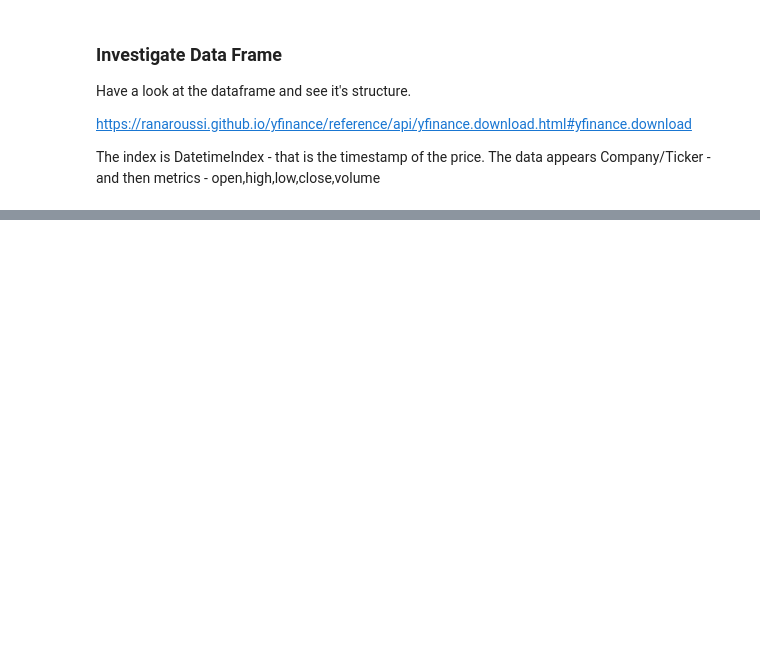
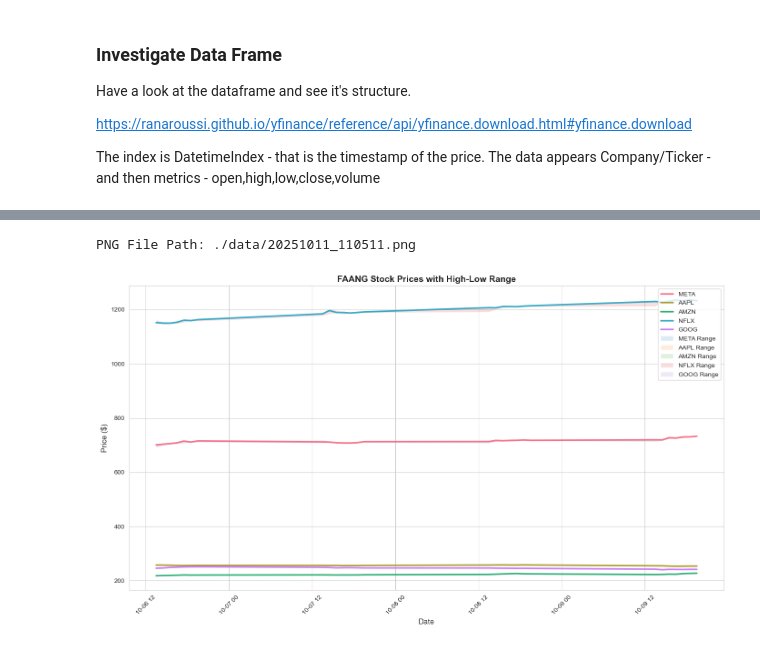
Before and after one commit to clydewatts1/PFDA_computer_architecture, a Jupyter notebook: problems.ipynb, the cells around one changed output, grey strips where cells are left out. Cells and saved outputs as stored; diff of their text form; code cells hidden in the pictures; blank space fills up the shorter version.

Commit message:
Add normalized individual image generated by Matplotlib

```diff
--- a/problems.ipynb
+++ b/problems.ipynb
@@ -281,0 +285,17 @@ INFO:root:Plot saved to ./data/20251004_140850.png
+# %%
+
+# Look for latest file
+latest_csv_filename = get_the_latest_file()
+print("The latest file name is:", latest_csv_filename)
+logging.info(f"Loading data from file: {latest_csv_filename}")
+# pull the date and timestamp out of file name
+filename_only = os.path.basename(latest_csv_filename)  # get filename without path
+print("Filename only:", filename_only)
+# remove file extension from filename - in this case .csv
+filename_no_ext = os.path.splitext(filename_only)[0]
+print("Filename without extension:", filename_no_ext)
+# create png filename
+filename_png = filename_no_ext + ".png"
+print("PNG Filename:", filename_png)
+df = load_file_into_dataframe(latest_csv_filename)
+df
@@ -281,0 +330,46 @@ INFO:root:Plot saved to ./data/20251004_140850.png
+# %%
+print("PNG File Path:", png_file_path)
+
+# Prepare data for seaborn plotting - reshape for long format
+plot_data = []
+for ticker in tickers:
+    ticker_data = pd.DataFrame({
+        'Date': df.index,
+        'Close': df[(ticker, 'Close')].values,
+        'High': df[(ticker, 'High')].values,
+        'Low': df[(ticker, 'Low')].values,
+        'Ticker': ticker
+    })
+    plot_data.append(ticker_data)
+
+# Combine all ticker data
+combined_data = pd.concat(plot_data, ignore_index=True)
+
+# Create seaborn plot with proper styling
+plt.figure(figsize=(14, 8))
+sns.set_style("whitegrid")
+
+# Plot close prices using seaborn
+sns.lineplot(data=combined_data, x='Date', y='Close', hue='Ticker',
+             palette='husl', linewidth=2.5)
+
+# Add shaded areas for high-low ranges
+for ticker in tickers:
+    ticker_subset = combined_data[combined_data['Ticker'] == ticker]
+    plt.fill_between(ticker_subset['Date'],
+                     ticker_subset['High'],
+                     ticker_subset['Low'],
+                     alpha=0.15,
+                     label=f'{ticker} Range')
+
+plt.xlabel('Date', fontsize=12)
+plt.ylabel('Price ($)', fontsize=12)
+plt.title('FAANG Stock Prices with High-Low Range', fontsize=14, fontweight='bold')
+plt.legend(loc='upper right', fontsize=10)
+plt.xticks(rotation=45)
+plt.tight_layout()
+#plt.show()
+plt.savefig(png_file_path, dpi=300, bbox_inches='tight')
+# %% [output]
+PNG File Path: ./data/20251011_110511.png
+[figure, added]
```
Also changed, not shown: parts of 12 cells of this notebook, 6 other files.
